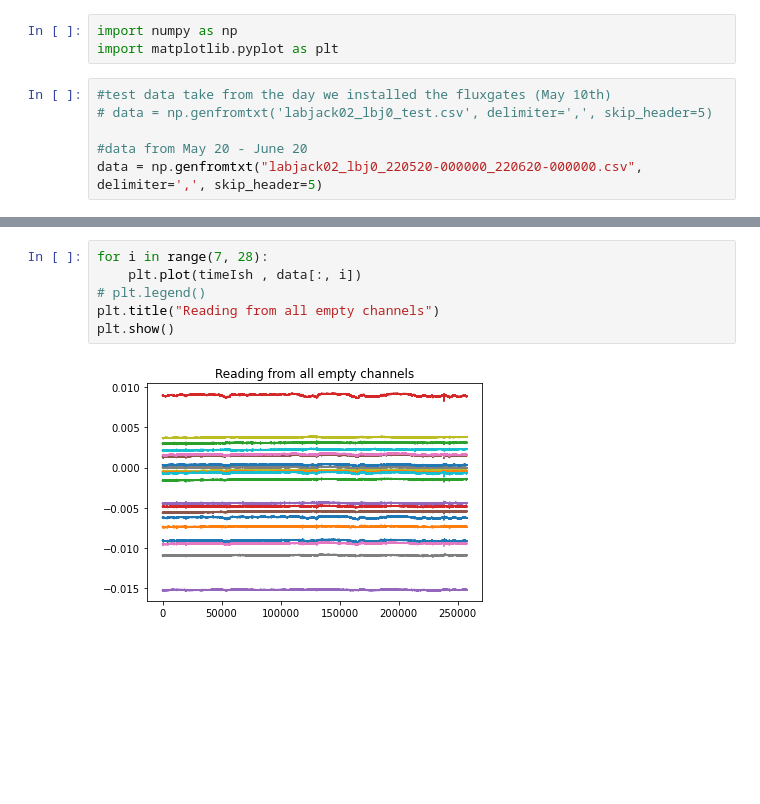
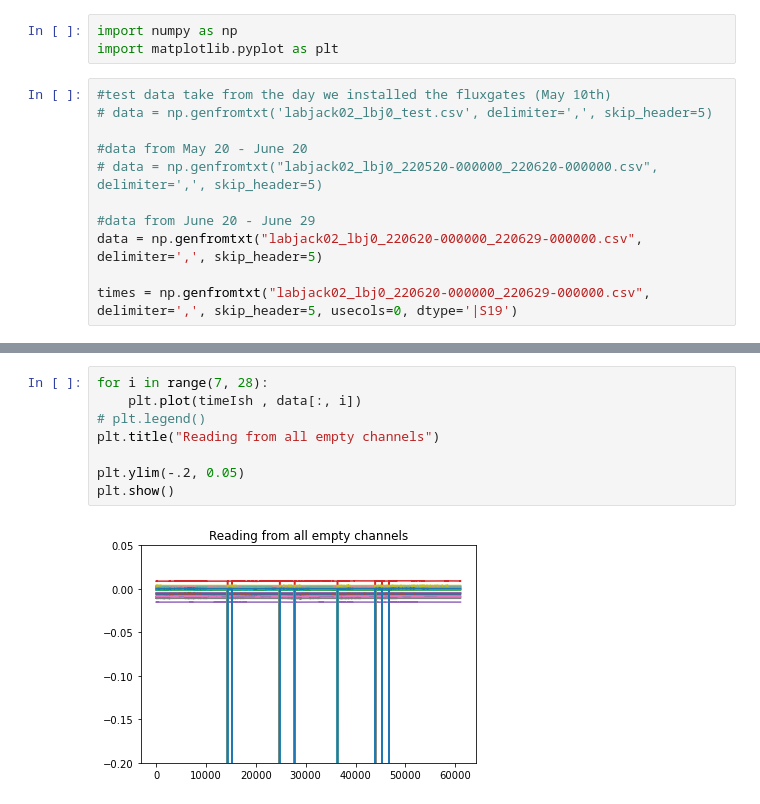
Before and after one commit to eklem1/MesonMagMapping, a Jupyter notebook: MH_fluxGates/Fluxgate_DAQ_test.ipynb, the cells around one changed output, grey strips where cells are left out. Drawn from its saved outputs; the diff is of its cells as text; blank space fills up the shorter version.

```diff
--- a/MH_fluxGates/Fluxgate_DAQ_test.ipynb
+++ b/MH_fluxGates/Fluxgate_DAQ_test.ipynb
@@ -6,7 +6,12 @@ import matplotlib.pyplot as plt
 # data = np.genfromtxt('labjack02_lbj0_test.csv', delimiter=',', skip_header=5)
 
 #data from May 20 - June 20
-data = np.genfromtxt("labjack02_lbj0_220520-000000_220620-000000.csv", delimiter=',', skip_header=5)
+# data = np.genfromtxt("labjack02_lbj0_220520-000000_220620-000000.csv", delimiter=',', skip_header=5)
+
+#data from June 20 - June 29
+data = np.genfromtxt("labjack02_lbj0_220620-000000_220629-000000.csv", delimiter=',', skip_header=5)
+
+times = np.genfromtxt("labjack02_lbj0_220620-000000_220629-000000.csv", delimiter=',', skip_header=5, usecols=0, dtype='|S19')
 # %%
 #starting from 0 instead of 1 as channel 0 = time
 #time is a string rn, prob convert at some point - data every 10 s
@@ -45,8 +50,10 @@ plt.show()
 # %%
 for i in range(7, 28):
     plt.plot(timeIsh , data[:, i])
 # plt.legend()
 plt.title("Reading from all empty channels")
+
+plt.ylim(-.2, 0.05)
 plt.show()
 # %% [output]
-[figure, old version]
+[figure, new version]
```
Also changed, not shown: parts of 1 cell of this notebook, 1 other file.
